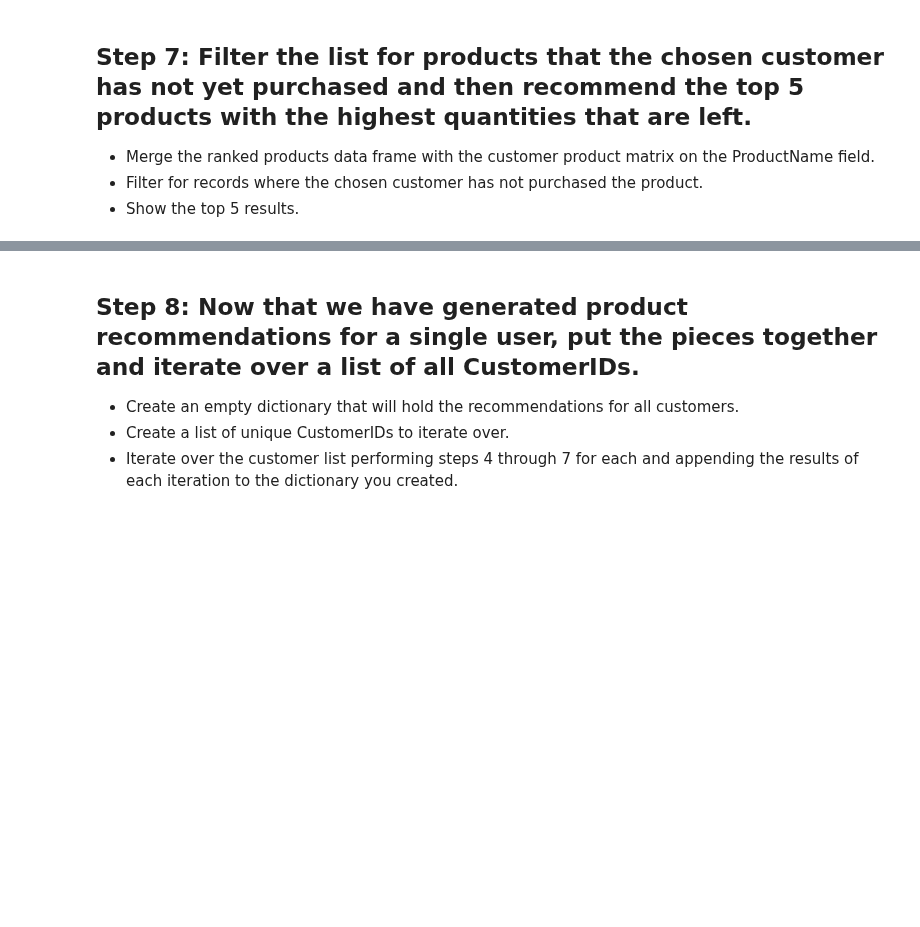
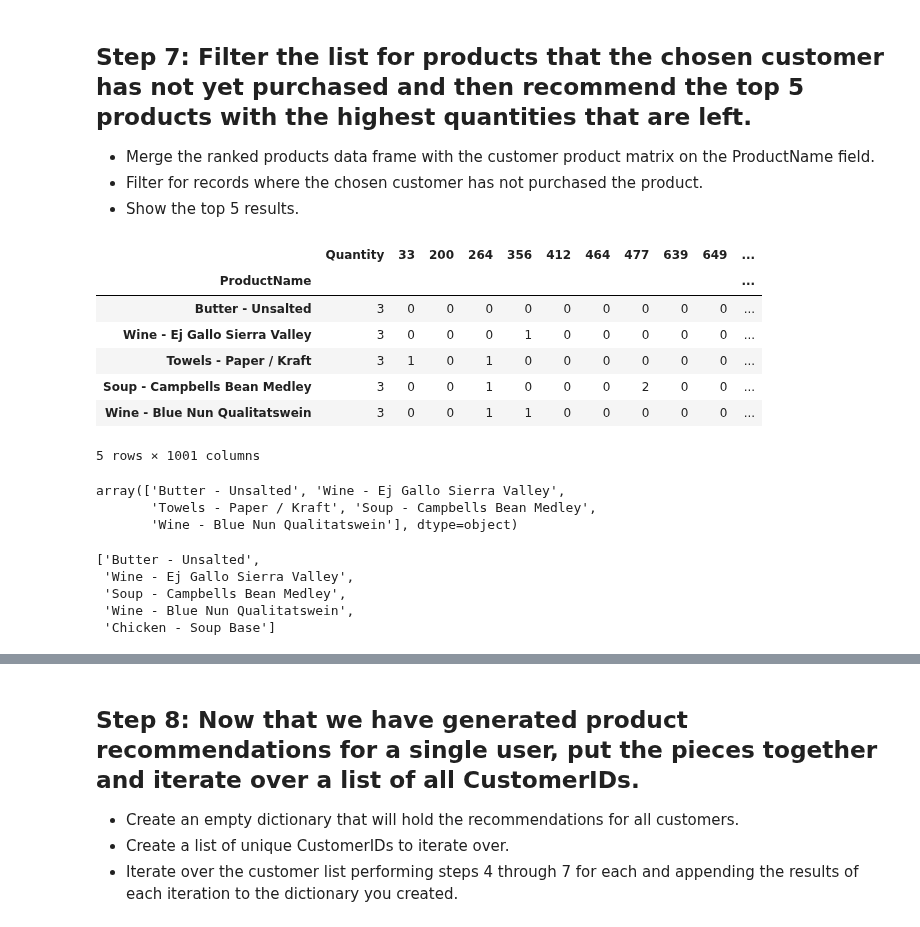
Before and after one commit to ironhack-datalabs/datamad0819, a Jupyter notebook: module-2/lab-intro-recommender-systems/your-code/main.ipynb, the cells around one changed output, grey strips where cells are left out. Saved outputs shown, nothing was run; the diff lists cells and outputs as text; code cells hidden in the pictures; blank space fills up the shorter version.

```diff
--- a/module-2/lab-intro-recommender-systems/your-code/main.ipynb
+++ b/module-2/lab-intro-recommender-systems/your-code/main.ipynb
@@ -127,0 +100,3 @@ for element in customers_ids:
+# %%
+data_customers = data[data['CustomerID'].isin(similar33)]
+data_customers.head()
@@ -129,3 +111,7 @@ for element in customers_ids:
 ## Step 6: Aggregate those customer purchase records by ProductName, sum the Quantity field, and then rank them in descending order by quantity.
 
 This will give you the total number of each product purchased by the 5 most similar customers to the customer you selected in order from most purchased to least.
+# %%
+grouped_customers = data_customers.groupby(["ProductName"]).agg({"Quantity": "sum"})
+grouped_customers = grouped_customers.sort_values("Quantity", ascending=False)
+grouped_customers.head(5)
@@ -135,3 +129,37 @@ This will give you the total number of each product purchased by the 5 most simi
 - Merge the ranked products data frame with the customer product matrix on the ProductName field.
 - Filter for records where the chosen customer has not purchased the product.
 - Show the top 5 results.
+# %%
+merged_data = grouped_customers.merge(ptable, on="ProductName") #ptable
+merged_data.head(5)
+# %% [output]
+|  | Quantity | 33 | 200 | 264 | 356 | 412 | 464 | 477 | 639 | 649 | ... |
+| ProductName |  |  |  |  |  |  |  |  |  |  | ... |
+| Butter - Unsalted | 3 | 0 | 0 | 0 | 0 | 0 | 0 | 0 | 0 | 0 | ... |
+| Wine - Ej Gallo Sierra Valley | 3 | 0 | 0 | 0 | 1 | 0 | 0 | 0 | 0 | 0 | ... |
+| Towels - Paper / Kraft | 3 | 1 | 0 | 1 | 0 | 0 | 0 | 0 | 0 | 0 | ... |
+| Soup - Campbells Bean Medley | 3 | 0 | 0 | 1 | 0 | 0 | 0 | 2 | 0 | 0 | ... |
+| Wine - Blue Nun Qualitatswein | 3 | 0 | 0 | 1 | 1 | 0 | 0 | 0 | 0 | 0 | ... |
+5 rows × 1001 columns
+# %%
+products = []
+
+for element in merged_data["Quantity"]:
+    for x in merged_data[33]:
+        if element > 0 and x == 0:
+            products.append(merged_data["Quantity"].index.values)
+
+products[0][:5]
+# %% [output]
+array(['Butter - Unsalted', 'Wine - Ej Gallo Sierra Valley',
+       'Towels - Paper / Kraft', 'Soup - Campbells Bean Medley',
+       'Wine - Blue Nun Qualitatswein'], dtype=object)
+# %%
+products2 = (merged_data.index[(merged_data["Quantity"] > 0) & (merged_data[33] == 0)].tolist())[:5]
+products2
+# %% [output]
+['Butter - Unsalted',
+ 'Wine - Ej Gallo Sierra Valley',
+ 'Soup - Campbells Bean Medley',
+ 'Wine - Blue Nun Qualitatswein',
+ 'Chicken - Soup Base']
```
Also changed, not shown: parts of 20 cells of this notebook.
